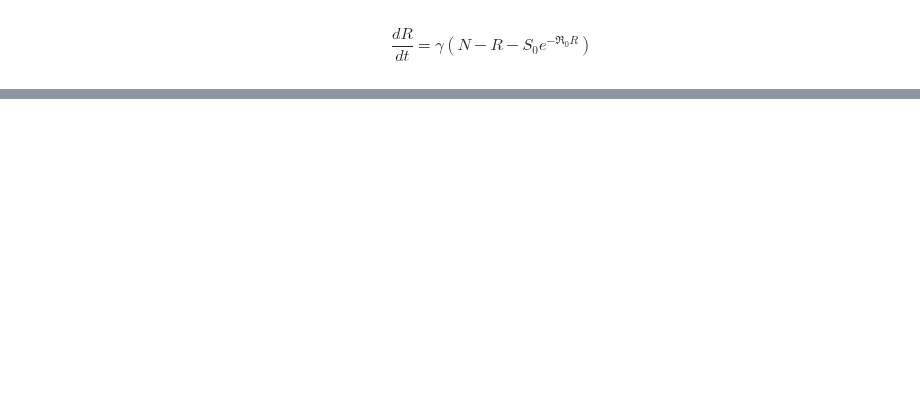
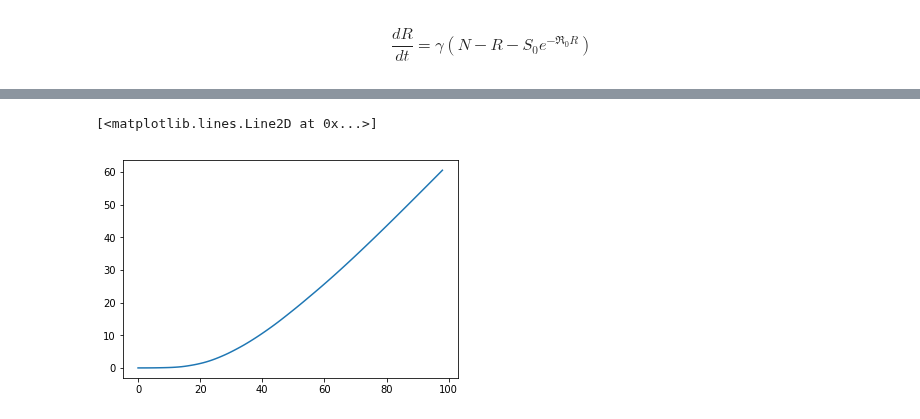
Before and after one commit to maxbiostat/R0_uncertainty, a Jupyter notebook: code/On the prior modelling for the basic reproductive ratio.ipynb, the cells around one changed output, grey strips where cells are left out. Cells and saved outputs as stored; diff of their text form; code cells hidden in the pictures; blank space fills up the shorter version.

```diff
--- a/code/On the prior modelling for the basic reproductive ratio.ipynb
+++ b/code/On the prior modelling for the basic reproductive ratio.ipynb
@@ -186,5 +186,10 @@ plt.hist(np.random.beta(2,8, 10000), bins=100);
 # %%
 y = drdt.cumsum()[1:]
+# %%
+plt.plot(y) ## LM: I'm a python illiterate; I don't know how to make a decent plot...
+# %% [output]
+[<matplotlib.lines.Line2D at 0x...>]
+[figure, added]
 # %%
 stan_code = """
 functions {
```
Also changed, not shown: parts of 8 cells of this notebook.
